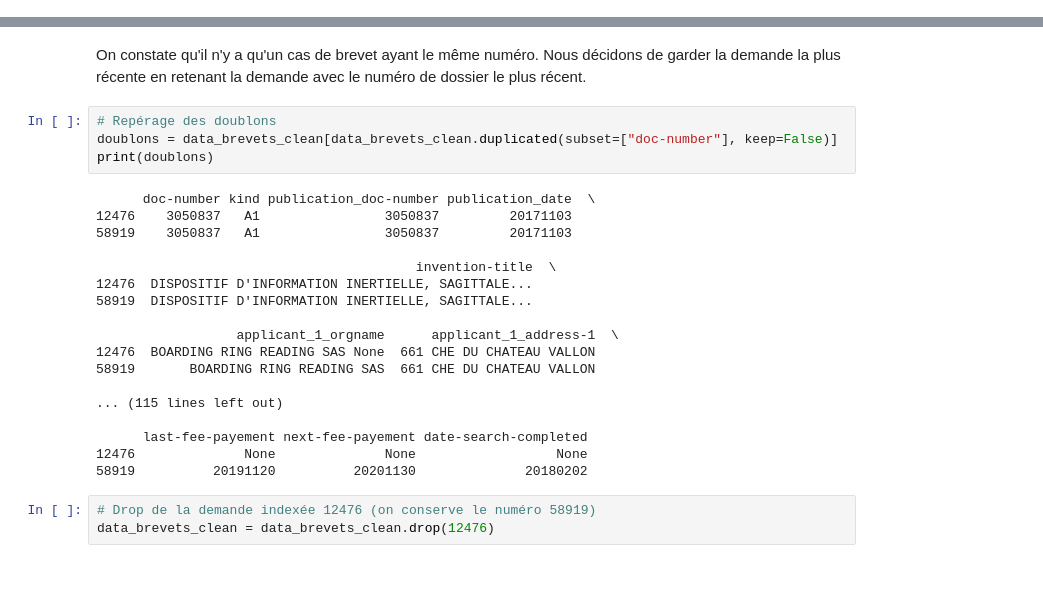
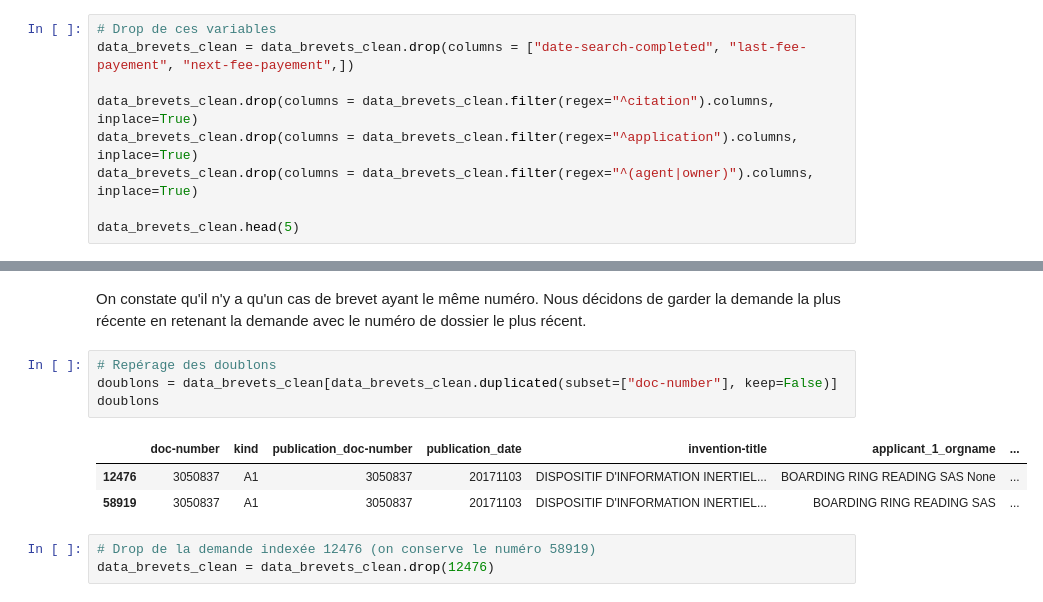
Before and after one commit to IrisLaf/Depots-de-brevets-et-marches-financiers, a Jupyter notebook: Main.ipynb, the cells around one changed output, grey strips where cells are left out. Saved outputs shown, nothing was run; the diff lists cells and outputs as text; blank space fills up the shorter version.

```diff
--- a/Main.ipynb
+++ b/Main.ipynb
@@ -178,5 +186,14 @@ On supprime aussi cette variable qui donne la date de publication sous le format
 # %%
 data_brevets_clean = data_brevets_clean.drop(columns = ["publication_bopinum"])
+# %%
+# Drop de ces variables
+data_brevets_clean = data_brevets_clean.drop(columns = ["date-search-completed", "last-fee-payement", "next-fee-payement",])
+
+data_brevets_clean.drop(columns = data_brevets_clean.filter(regex="^citation").columns, inplace=True)
+data_brevets_clean.drop(columns = data_brevets_clean.filter(regex="^application").columns, inplace=True)
+data_brevets_clean.drop(columns = data_brevets_clean.filter(regex="^(agent|owner)").columns, inplace=True)
+
+data_brevets_clean.head(5)
 # %% [markdown]
 **Sélection en fonction du type de brevet**
 
@@ -276,25 +293,11 @@ On constate qu'il n'y a qu'un cas de brevet ayant le même numéro. Nous décido
 # %%
 # Repérage des doublons
 doublons = data_brevets_clean[data_brevets_clean.duplicated(subset=["doc-number"], keep=False)]
-print(doublons)
+doublons
 # %% [output]
-      doc-number kind publication_doc-number publication_date  \
-12476    3050837   A1                3050837         20171103
-58919    3050837   A1                3050837         20171103
-
-                                         invention-title  \
-12476  DISPOSITIF D'INFORMATION INERTIELLE, SAGITTALE...
-58919  DISPOSITIF D'INFORMATION INERTIELLE, SAGITTALE...
-
-                  applicant_1_orgname      applicant_1_address-1  \
-12476  BOARDING RING READING SAS None  661 CHE DU CHATEAU VALLON
-58919       BOARDING RING READING SAS  661 CHE DU CHATEAU VALLON
-
-... (115 lines left out)
-
-      last-fee-payement next-fee-payement date-search-completed
-12476              None              None                  None
-58919          20191120          20201130              20180202
+|  | doc-number | kind | publication_doc-number | publication_date | invention-title | applicant_1_orgname | ... |
+| 12476 | 3050837 | A1 | 3050837 | 20171103 | DISPOSITIF D'INFORMATION INERTIEL... | BOARDING RING READING SAS None | ... |
+| 58919 | 3050837 | A1 | 3050837 | 20171103 | DISPOSITIF D'INFORMATION INERTIEL... | BOARDING RING READING SAS | ... |
 # %%
 # Drop de la demande indexée 12476 (on conserve le numéro 58919)
 data_brevets_clean = data_brevets_clean.drop(12476)
```
Also changed, not shown: parts of 22 cells of this notebook, 1 other file.
